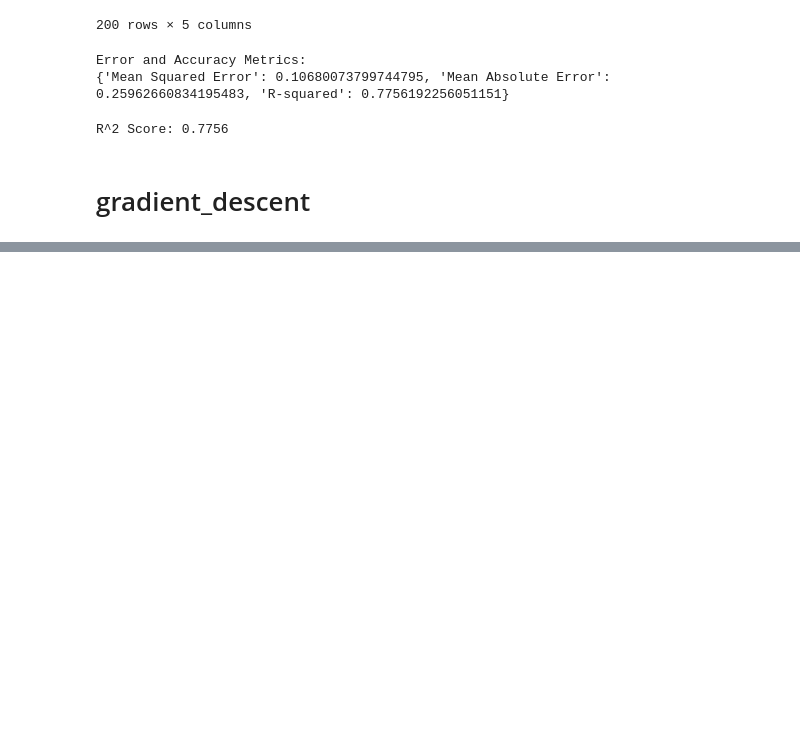
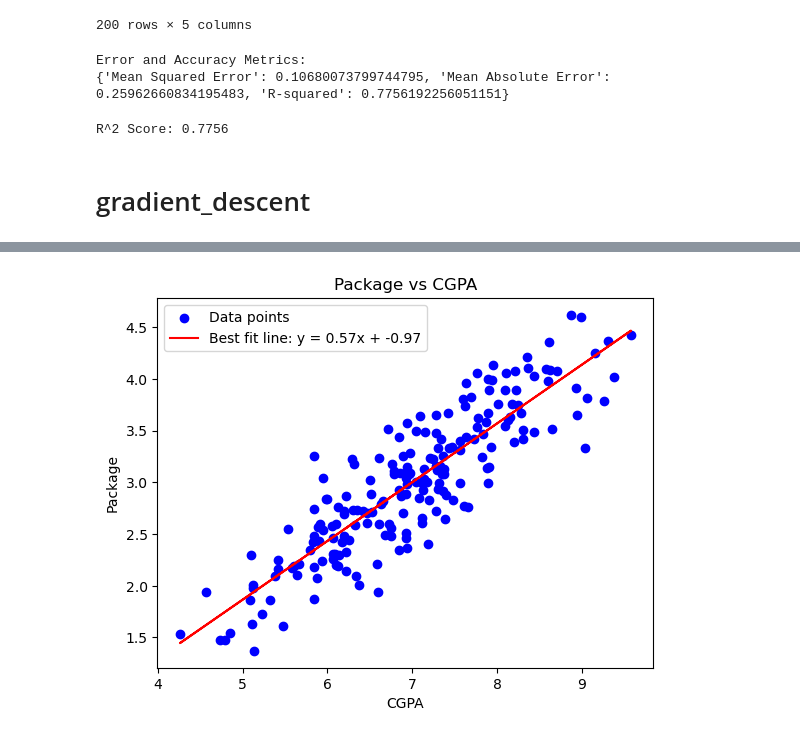
Before and after one commit to A3x-parvez/Machine_learning_Lab, a Jupyter notebook: OLS_Linear_regression_scratch/Ols_scratch.ipynb, the cells around one changed output, grey strips where cells are left out. Drawn from its saved outputs; the diff is of its cells as text; code cells hidden in the pictures; blank space fills up the shorter version.

```diff
--- a/OLS_Linear_regression_scratch/Ols_scratch.ipynb
+++ b/OLS_Linear_regression_scratch/Ols_scratch.ipynb
@@ -253,3 +301,15 @@ plt.show()
+# %%
+import matplotlib.pyplot as plt
+
+plt.scatter(X, y, color='blue', label='Data points')
+plt.plot(X, w * X + b, color='red', label=f'Best fit line: y = {w:.2f}x + {b:.2f}')
+plt.xlabel('CGPA')
+plt.ylabel('Package')
+plt.title('Package vs CGPA')
+plt.legend()
+plt.show()
+# %% [output]
+[figure, added]
 # %%
 df1
 # %% [output]
```
Also changed, not shown: parts of 11 cells of this notebook, 1 other file.
